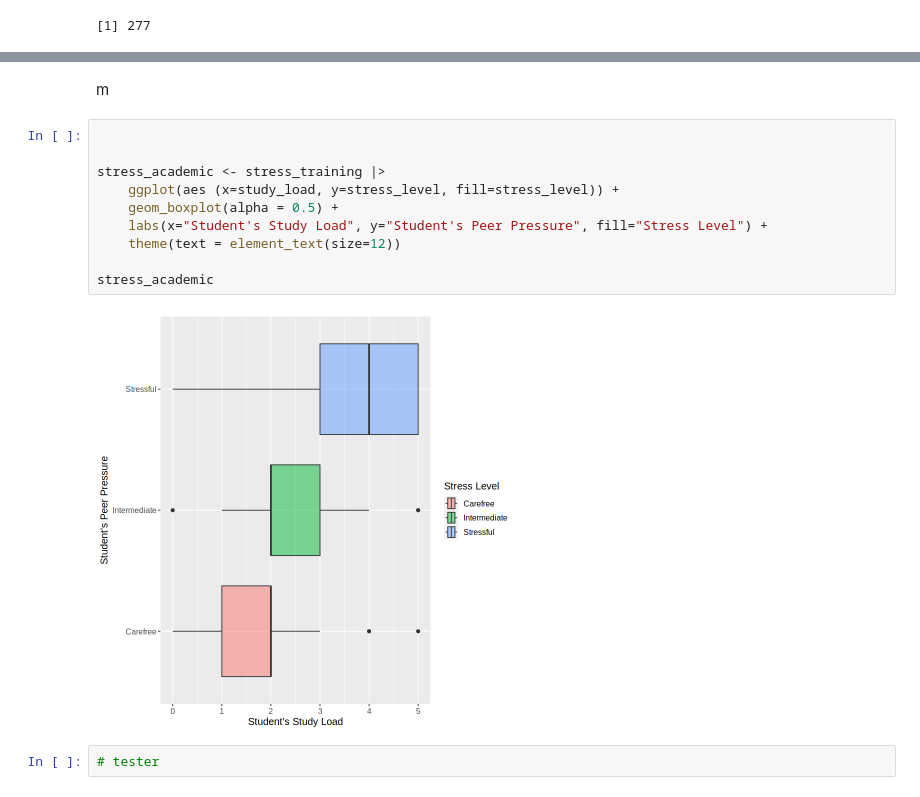
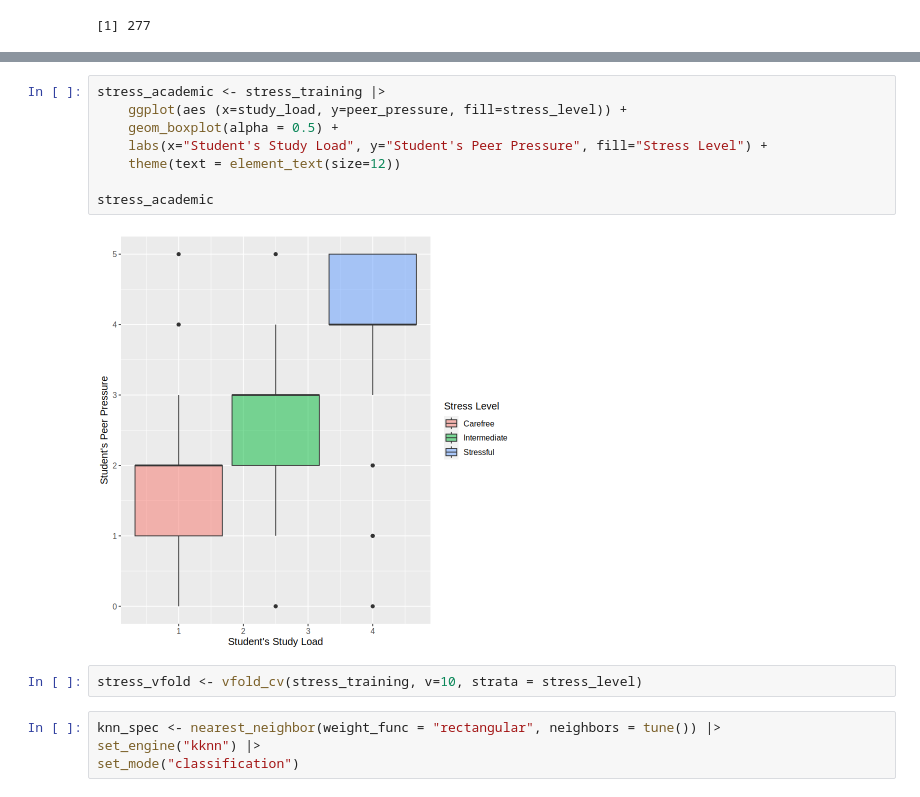
Before and after one commit to Ivvvyyan/dsci-group-11, a Jupyter notebook: Final Group Report.ipynb, the cells around one changed output, grey strips where cells are left out. Drawn from its saved outputs; the diff is of its cells as text.

```diff
--- a/Final Group Report.ipynb
+++ b/Final Group Report.ipynb
@@ -135,16 +114,16 @@ stress_academic
-# %% [markdown]
-m
 # %%
-
-
 stress_academic <- stress_training |>
-    ggplot(aes (x=study_load, y=stress_level, fill=stress_level)) +
+    ggplot(aes (x=study_load, y=peer_pressure, fill=stress_level)) +
     geom_boxplot(alpha = 0.5) +
     labs(x="Student's Study Load", y="Student's Peer Pressure", fill="Stress Level") +
     theme(text = element_text(size=12))
 
 stress_academic
 # %% [output]
-[figure, old version]
+[figure, new version]
-# %%
-# tester
+# %%
+stress_vfold <- vfold_cv(stress_training, v=10, strata = stress_level)
+# %%
+knn_spec <- nearest_neighbor(weight_func = "rectangular", neighbors = tune()) |>
+set_engine("kknn") |>
+set_mode("classification")
```
Also changed, not shown: parts of 14 cells of this notebook.
